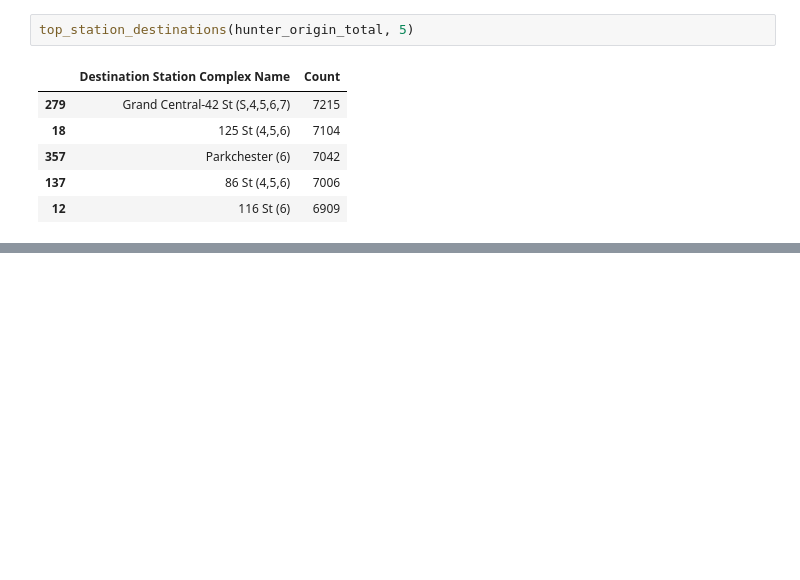
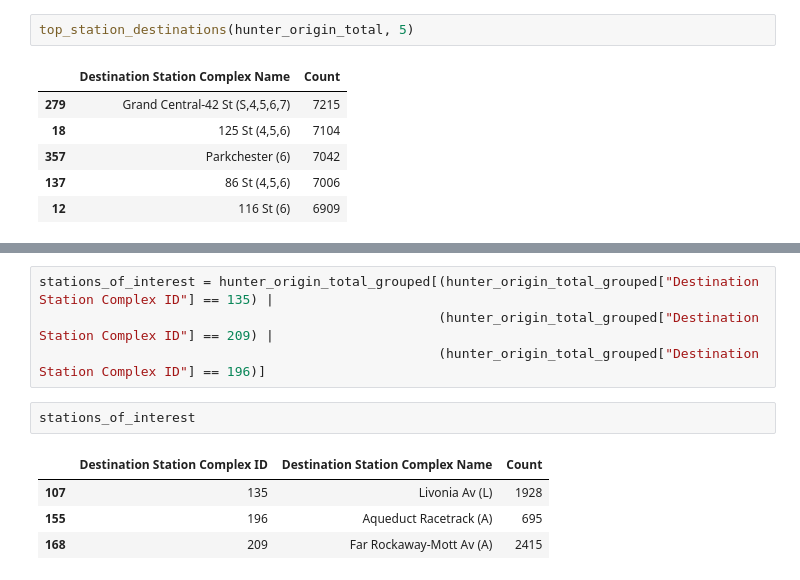
Before and after one commit to ericguan04/train_data, a Jupyter notebook: origin_data_sample_3.ipynb, the cells around one changed output, grey strips where cells are left out. Cells and saved outputs as stored; diff of their text form; blank space fills up the shorter version.

```diff
--- a/origin_data_sample_3.ipynb
+++ b/origin_data_sample_3.ipynb
@@ -69,0 +111,11 @@ top_station_destinations(hunter_origin_total, 5)
+# %%
+stations_of_interest = hunter_origin_total_grouped[(hunter_origin_total_grouped["Destination Station Complex ID"] == 135) |
+                                                   (hunter_origin_total_grouped["Destination Station Complex ID"] == 209) |
+                                                   (hunter_origin_total_grouped["Destination Station Complex ID"] == 196)]
+# %%
+stations_of_interest
+# %% [output]
+|  | Destination Station Complex ID | Destination Station Complex Name | Count |
+| 107 | 135 | Livonia Av (L) | 1928 |
+| 155 | 196 | Aqueduct Racetrack (A) | 695 |
+| 168 | 209 | Far Rockaway-Mott Av (A) | 2415 |
```
Also changed, not shown: parts of 6 cells of this notebook, 1 other file.
